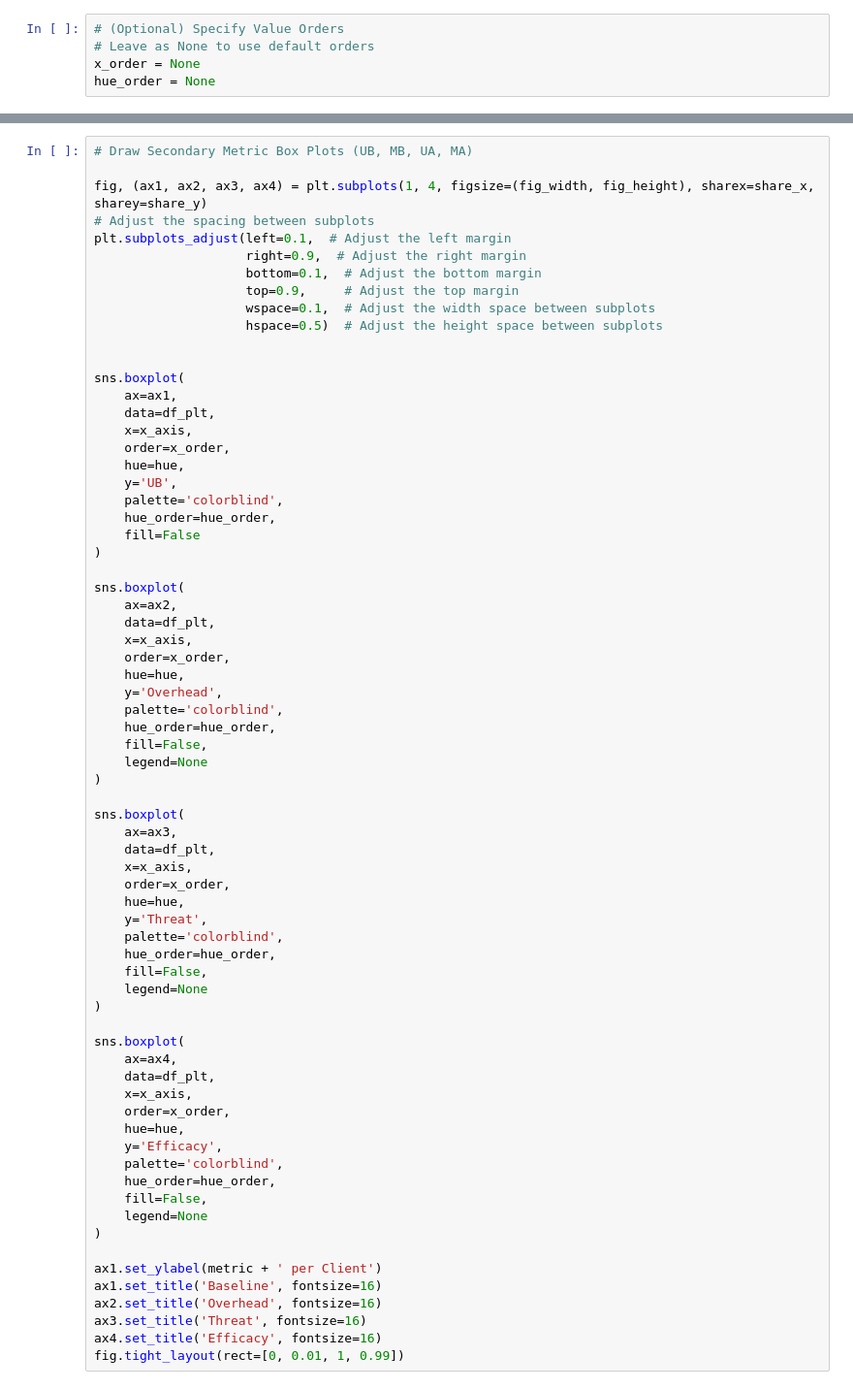
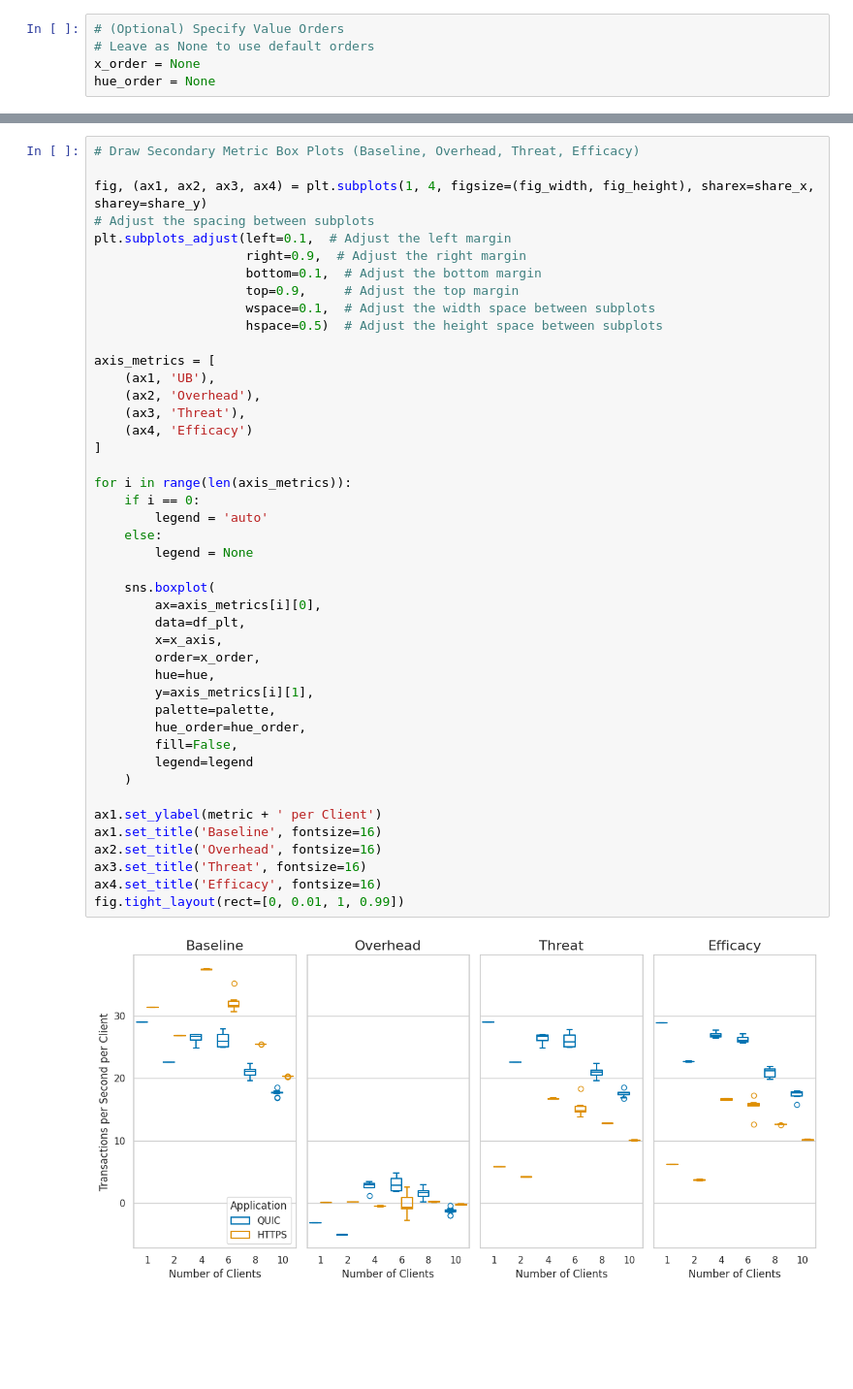
Before and after one commit to umango101/dos-mitigation, a Jupyter notebook: analysis/plot_plus.ipynb, the cells around one changed output, grey strips where cells are left out. Shown: that part at 97% size. Cells and saved outputs as stored; diff of their text form; blank space fills up the shorter version.

```diff
--- a/analysis/plot_plus.ipynb
+++ b/analysis/plot_plus.ipynb
@@ -478,73 +486,49 @@ fig.tight_layout(rect=[0, 0.01, 1, 0.99])
 # %%
-# Draw Secondary Metric Box Plots (UB, MB, UA, MA)
+# Draw Secondary Metric Box Plots (Baseline, Overhead, Threat, Efficacy)
 
 fig, (ax1, ax2, ax3, ax4) = plt.subplots(1, 4, figsize=(fig_width, fig_height), sharex=share_x, sharey=share_y)
 # Adjust the spacing between subplots
 plt.subplots_adjust(left=0.1,  # Adjust the left margin
                     right=0.9,  # Adjust the right margin
                     bottom=0.1,  # Adjust the bottom margin
                     top=0.9,     # Adjust the top margin
                     wspace=0.1,  # Adjust the width space between subplots
                     hspace=0.5)  # Adjust the height space between subplots
 
+axis_metrics = [
+    (ax1, 'UB'),
+    (ax2, 'Overhead'),
+    (ax3, 'Threat'),
+    (ax4, 'Efficacy')
+]
 
-sns.boxplot(
-    ax=ax1,
-    data=df_plt,
-    x=x_axis,
-    order=x_order,
-    hue=hue,
-    y='UB',
-    palette='colorblind',
-    hue_order=hue_order,
-    fill=False
-)
+for i in range(len(axis_metrics)):
+    if i == 0:
+        legend = 'auto'
+    else:
+        legend = None
 
-sns.boxplot(
-    ax=ax2,
-    data=df_plt,
-    x=x_axis,
-    order=x_order,
-    hue=hue,
-    y='Overhead',
-    palette='colorblind',
-    hue_order=hue_order,
-    fill=False,
-    legend=None
-)
-
-sns.boxplot(
-    ax=ax3,
-    data=df_plt,
-    x=x_axis,
-    order=x_order,
-    hue=hue,
-    y='Threat',
-    palette='colorblind',
-    hue_order=hue_order,
-    fill=False,
-    legend=None
-)
-
-sns.boxplot(
-    ax=ax4,
-    data=df_plt,
-    x=x_axis,
-    order=x_order,
-    hue=hue,
-    y='Efficacy',
-    palette='colorblind',
-    hue_order=hue_order,
-    fill=False,
-    legend=None
-)
+    sns.boxplot(
+        ax=axis_metrics[i][0],
+        data=df_plt,
+        x=x_axis,
+        order=x_order,
+        hue=hue,
+        y=axis_metrics[i][1],
+        palette=palette,
+        hue_order=hue_order,
+        fill=False,
+        legend=legend
+    )
 
 ax1.set_ylabel(metric + ' per Client')
 ax1.set_title('Baseline', fontsize=16)
 ax2.set_title('Overhead', fontsize=16)
 ax3.set_title('Threat', fontsize=16)
 ax4.set_title('Efficacy', fontsize=16)
 fig.tight_layout(rect=[0, 0.01, 1, 0.99])
+# %% [output]
+[figure, added]
 # %%
 # Draw Secondary Metric Line Plots (Baseline, Overhead, Threat, Efficacy)
 
```
Also changed, not shown: parts of 13 cells of this notebook.
